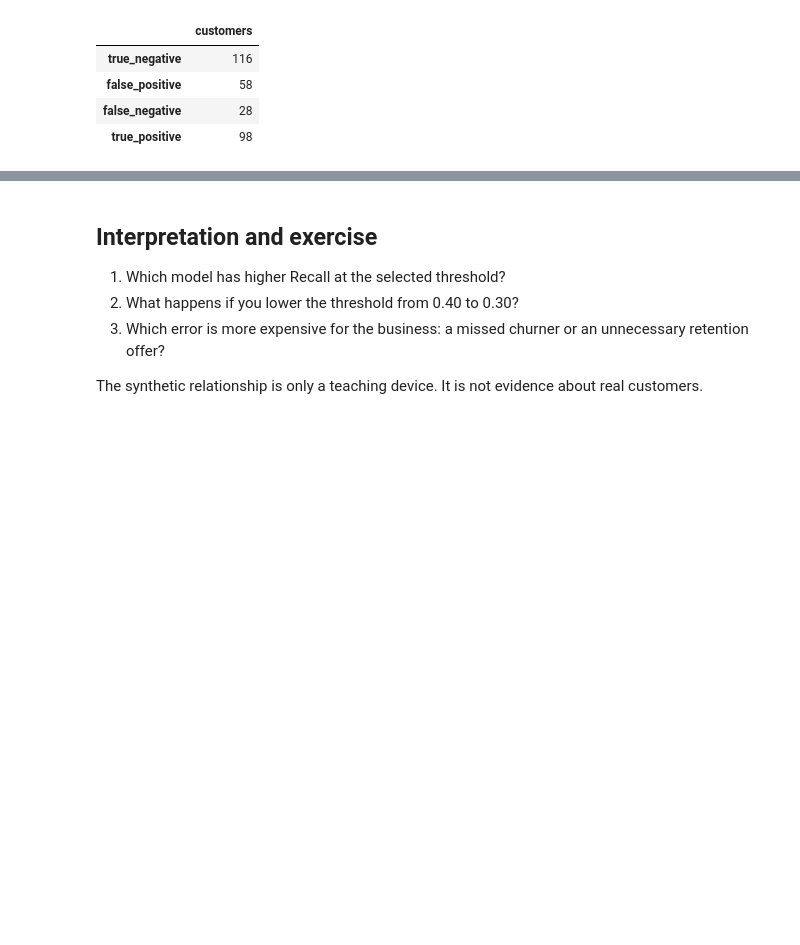
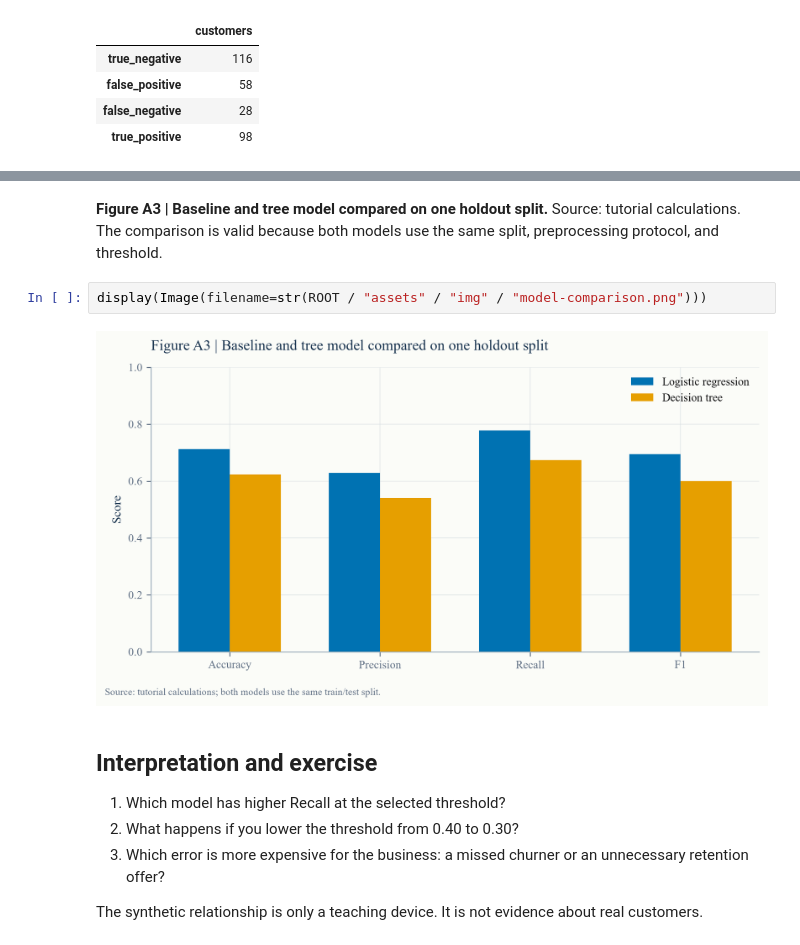
Before and after one commit to Aayloo/data-science-crisp-dm-tutorial, a Jupyter notebook: notebooks/01-customer-churn.ipynb, the cells around one changed output, grey strips where cells are left out. Cells and saved outputs as stored; diff of their text form; blank space fills up the shorter version.

```diff
--- a/notebooks/01-customer-churn.ipynb
+++ b/notebooks/01-customer-churn.ipynb
@@ -96,3 +132,11 @@ display(Image(filename=str(ROOT / "assets" / "img" / "churn-confusion.png")))
+# %% [markdown]
+**Figure A3 | Baseline and tree model compared on one holdout split.**
+Source: tutorial calculations. The comparison is valid because both models use
+the same split, preprocessing protocol, and threshold.
+# %%
+display(Image(filename=str(ROOT / "assets" / "img" / "model-comparison.png")))
+# %% [output]
+[figure, added]
 # %% [markdown]
 ## Interpretation and exercise
 
```
Also changed, not shown: parts of 7 cells of this notebook, 26 other files.
